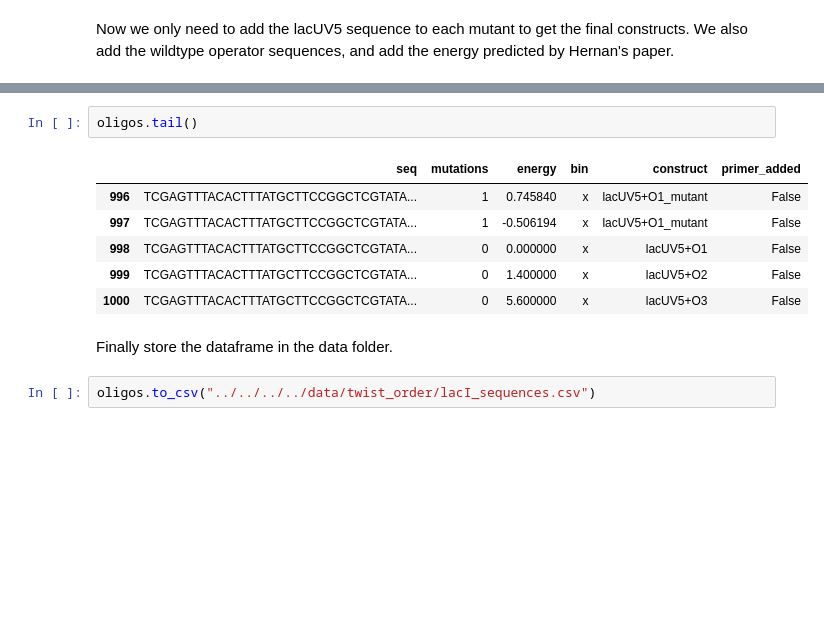
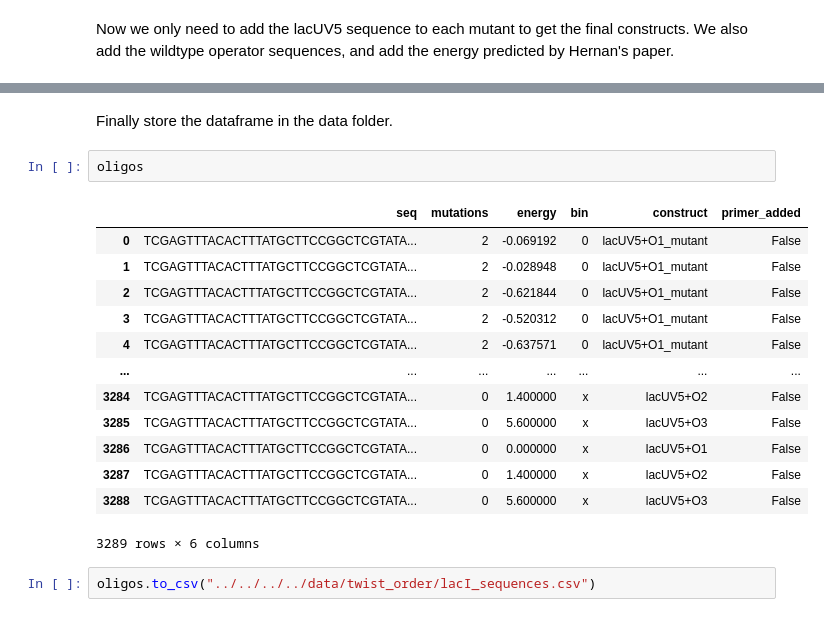
Before and after one commit to RPGroup-PBoC/Reg-Seq2, a Jupyter notebook: code/experimental_design/twist_order/lacI_titration/generate_sequences.ipynb, the cells around one changed output, grey strips where cells are left out. Saved outputs shown, nothing was run; the diff lists cells and outputs as text; blank space fills up the shorter version.

```diff
--- a/code/experimental_design/twist_order/lacI_titration/generate_sequences.ipynb
+++ b/code/experimental_design/twist_order/lacI_titration/generate_sequences.ipynb
@@ -269,14 +279,21 @@ oligos.head()
-# %%
-oligos.tail()
-# %% [output]
-|  | seq | mutations | energy | bin | construct | primer_added |
-| 996 | TCGAGTTTACACTTTATGCTTCCGGCTCGTATA... | 1 | 0.745840 | x | lacUV5+O1_mutant | False |
-| 997 | TCGAGTTTACACTTTATGCTTCCGGCTCGTATA... | 1 | -0.506194 | x | lacUV5+O1_mutant | False |
-| 998 | TCGAGTTTACACTTTATGCTTCCGGCTCGTATA... | 0 | 0.000000 | x | lacUV5+O1 | False |
-| 999 | TCGAGTTTACACTTTATGCTTCCGGCTCGTATA... | 0 | 1.400000 | x | lacUV5+O2 | False |
-| 1000 | TCGAGTTTACACTTTATGCTTCCGGCTCGTATA... | 0 | 5.600000 | x | lacUV5+O3 | False |
 # %% [markdown]
 Finally store the dataframe in the data folder.
+# %%
+oligos
+# %% [output]
+|  | seq | mutations | energy | bin | construct | primer_added |
+| 0 | TCGAGTTTACACTTTATGCTTCCGGCTCGTATA... | 2 | -0.069192 | 0 | lacUV5+O1_mutant | False |
+| 1 | TCGAGTTTACACTTTATGCTTCCGGCTCGTATA... | 2 | -0.028948 | 0 | lacUV5+O1_mutant | False |
+| 2 | TCGAGTTTACACTTTATGCTTCCGGCTCGTATA... | 2 | -0.621844 | 0 | lacUV5+O1_mutant | False |
+| 3 | TCGAGTTTACACTTTATGCTTCCGGCTCGTATA... | 2 | -0.520312 | 0 | lacUV5+O1_mutant | False |
+| 4 | TCGAGTTTACACTTTATGCTTCCGGCTCGTATA... | 2 | -0.637571 | 0 | lacUV5+O1_mutant | False |
+| ... | ... | ... | ... | ... | ... | ... |
+| 3284 | TCGAGTTTACACTTTATGCTTCCGGCTCGTATA... | 0 | 1.400000 | x | lacUV5+O2 | False |
+| 3285 | TCGAGTTTACACTTTATGCTTCCGGCTCGTATA... | 0 | 5.600000 | x | lacUV5+O3 | False |
+| 3286 | TCGAGTTTACACTTTATGCTTCCGGCTCGTATA... | 0 | 0.000000 | x | lacUV5+O1 | False |
+| 3287 | TCGAGTTTACACTTTATGCTTCCGGCTCGTATA... | 0 | 1.400000 | x | lacUV5+O2 | False |
+| 3288 | TCGAGTTTACACTTTATGCTTCCGGCTCGTATA... | 0 | 5.600000 | x | lacUV5+O3 | False |
+3289 rows × 6 columns
 # %%
 oligos.to_csv("../../../../data/twist_order/lacI_sequences.csv")
 # %% [markdown]
```
Also changed, not shown: parts of 12 cells of this notebook, 8 other files.
